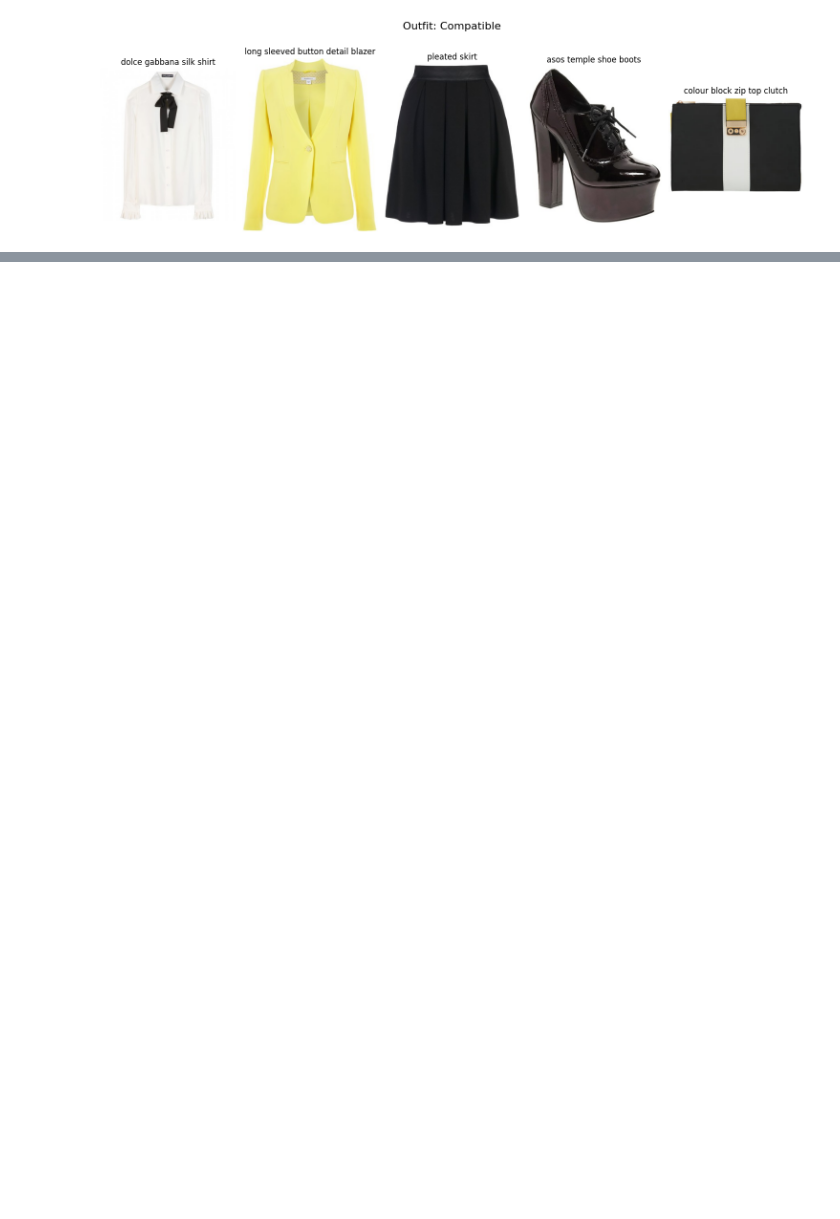
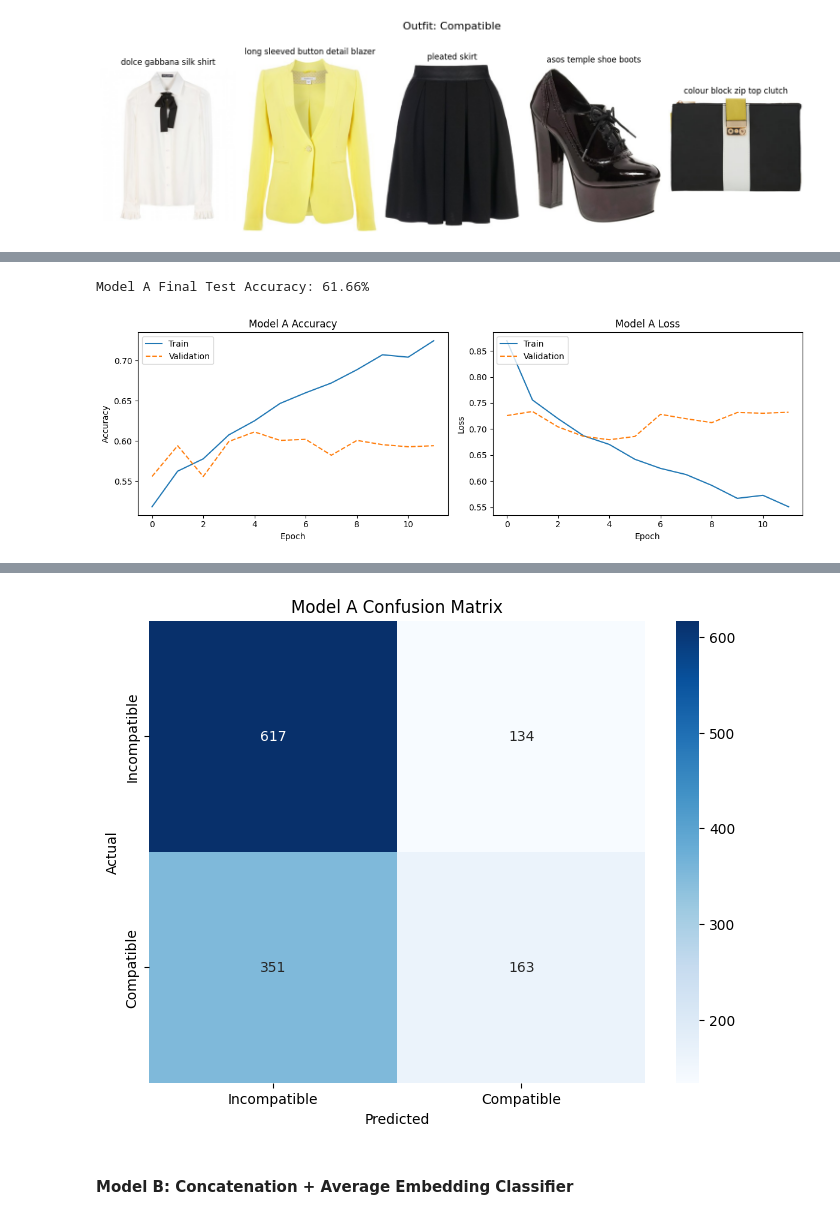
Before and after one commit to ellmanl/annfinalproject, a Jupyter notebook: Outfit Compatibility Rater.ipynb, the cells around one changed output, grey strips where cells are left out. Drawn from its saved outputs; the diff is of its cells as text; code cells hidden in the pictures; blank space fills up the shorter version.

Commit message:
built model A, B, and visualizations

```diff
--- a/Outfit Compatibility Rater.ipynb
+++ b/Outfit Compatibility Rater.ipynb
@@ -115,0 +274,8 @@ def get_outfit_embedding(item_ids):
+# %%
+# Compile Model A
+
+model_avg.compile(
+    optimizer='adam',
+    loss='binary_crossentropy',
+    metrics=['accuracy']
+)
@@ -115,0 +297,11 @@ def get_outfit_embedding(item_ids):
+# %%
+# Train Model A
+
+history_avg = model_avg.fit(
+    X_avg_train,
+    y_avg_train,
+    epochs=60,
+    batch_size=64,
+    validation_split=0.15,
+    callbacks=[early_stop_avg, reduce_lr_avg]
+)
@@ -115,0 +326,50 @@ def get_outfit_embedding(item_ids):
+# %%
+# Evaluate Model A
+avg_result = model_avg.evaluate(X_avg_test, y_avg_test, verbose=0)
+print(f"Model A Final Test Accuracy: {avg_result[1] * 100:.2f}%")
+# %% [output]
+Model A Final Test Accuracy: 61.66%
+# %%
+# Accuracy and Loss Plots
+plt.figure(figsize=(12, 4))
+
+plt.subplot(1, 2, 1)
+plt.plot(history_avg.history['accuracy'], label='Train')
+plt.plot(history_avg.history['val_accuracy'], linestyle='--', label='Validation')
+plt.title('Model A Accuracy')
+plt.ylabel('Accuracy')
+plt.xlabel('Epoch')
+plt.legend(loc='upper left')
+
+plt.subplot(1, 2, 2)
+plt.plot(history_avg.history['loss'], label='Train')
+plt.plot(history_avg.history['val_loss'], linestyle='--', label='Validation')
+plt.title('Model A Loss')
+plt.ylabel('Loss')
+plt.xlabel('Epoch')
+plt.legend(loc='upper left')
+
+plt.tight_layout()
+plt.show()
+
+# Confusion Matrix
+y_avg_pred = (model_avg.predict(X_avg_test) > 0.5).astype(int)
+
+cm_avg = confusion_matrix(y_avg_test, y_avg_pred)
+
+plt.figure(figsize=(8, 6))
+sns.heatmap(
+    cm_avg,
+    annot=True,
+    fmt='d',
+    cmap='Blues',
+    xticklabels=['Incompatible', 'Compatible'],
+    yticklabels=['Incompatible', 'Compatible']
+)
+
+plt.title('Model A Confusion Matrix')
+plt.ylabel('Actual')
+plt.xlabel('Predicted')
+plt.show()
+# %% [output]
+[figure, added]
@@ -116 +377,4 @@ def get_outfit_embedding(item_ids):
+[figure, added]
+# %% [markdown]
+#### Model B: Concatenation + Average Embedding Classifier
 # %%
```
Also changed, not shown: parts of 37 cells of this notebook, 2 other files.
